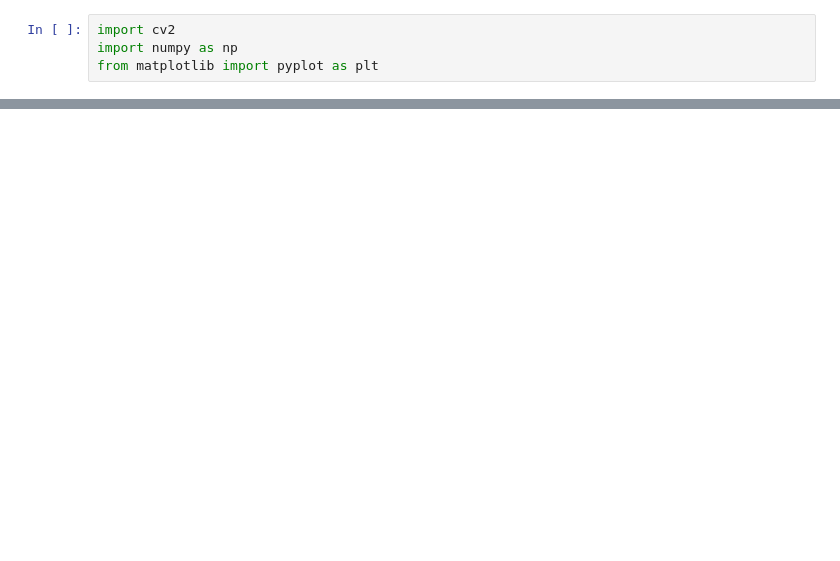
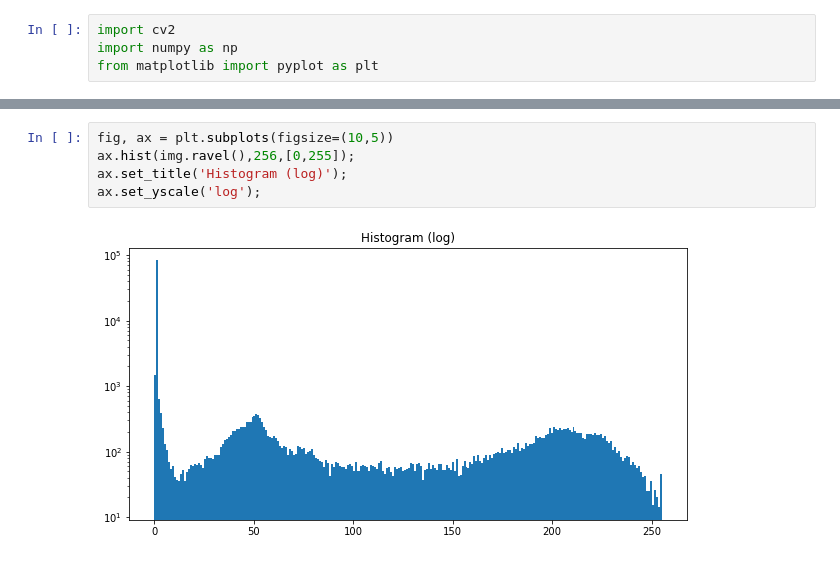
Before and after one commit to Jose-Verdu-Diaz/sa_poly2pixel, a Jupyter notebook: lib/blobDetection/blobDetection_.ipynb, the cells around one changed output, grey strips where cells are left out. Drawn from its saved outputs; the diff is of its cells as text; blank space fills up the shorter version.

```diff
--- a/lib/blobDetection/blobDetection_.ipynb
+++ b/lib/blobDetection/blobDetection_.ipynb
@@ -247,0 +45,7 @@ El código se puede automatizar para procesar toda una carpeta con RMs de la sig
+# %%
+fig, ax = plt.subplots(figsize=(10,5))
+ax.hist(img.ravel(),256,[0,255]);
+ax.set_title('Histogram (log)');
+ax.set_yscale('log');
+# %% [output]
+[figure, added]
```
Also changed, not shown: parts of 42 cells of this notebook, 3 other files.
